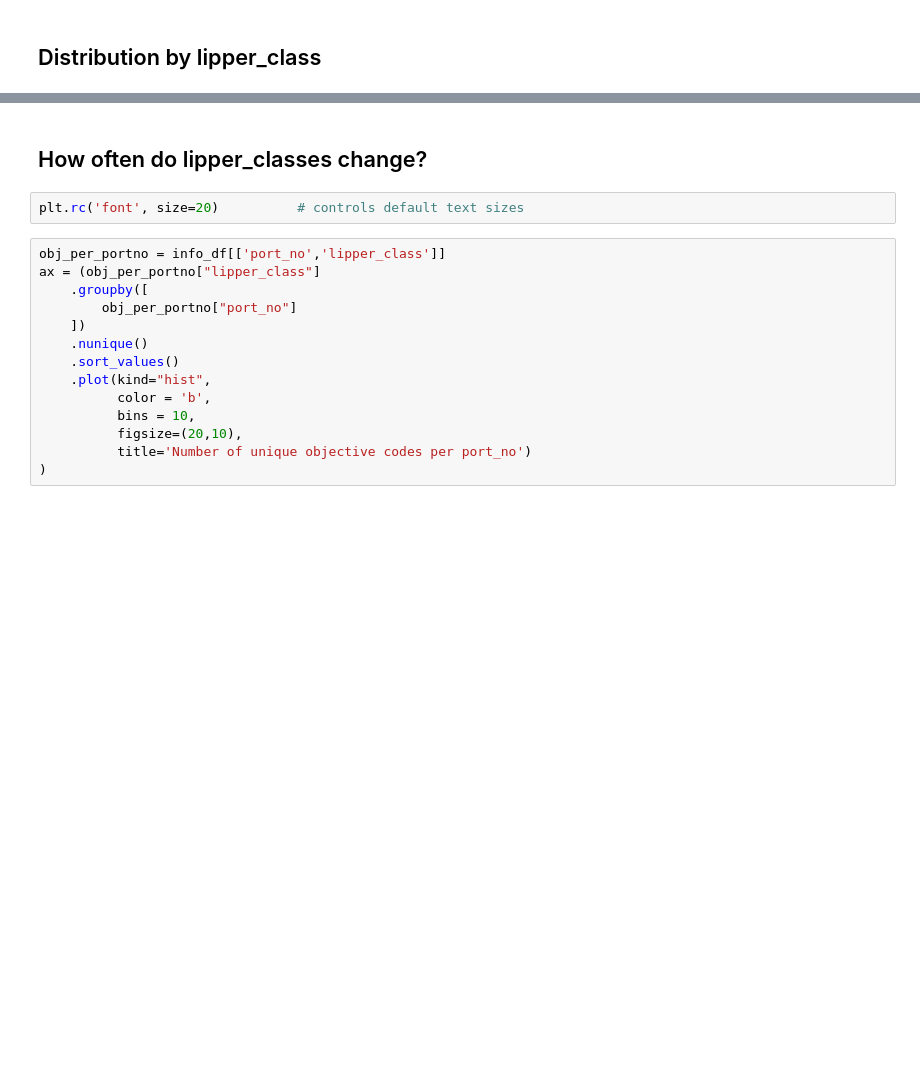
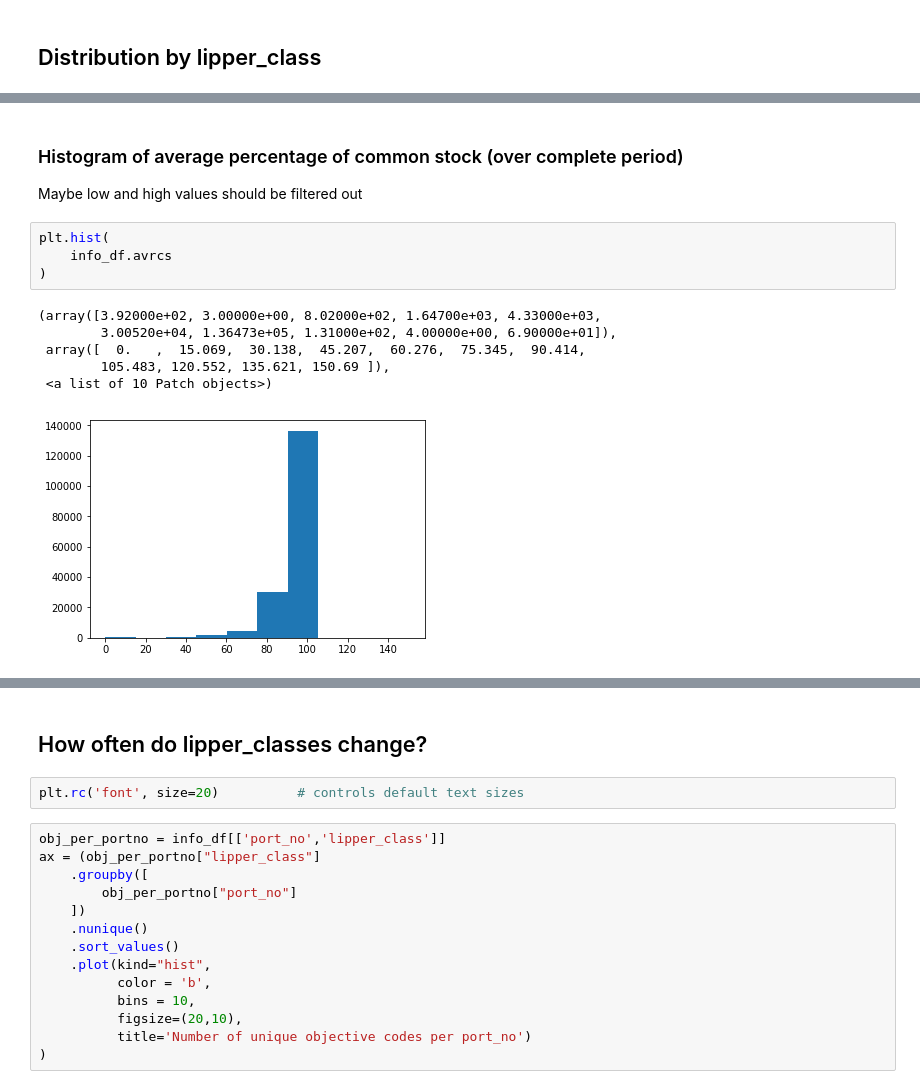
Before and after one commit to Amglex/Mutual-Funds, a Jupyter notebook: notebooks/031 - Analysis of fund_info.ipynb, the cells around one changed output, grey strips where cells are left out. Cells and saved outputs as stored; diff of their text form; blank space fills up the shorter version.

```diff
--- a/notebooks/031 - Analysis of fund_info.ipynb
+++ b/notebooks/031 - Analysis of fund_info.ipynb
@@ -108,0 +113,14 @@ Break in 2009 not clear
+# %% [markdown]
+### Histogram of average percentage of common stock (over complete period)
+Maybe low and high values should be filtered out
+# %%
+plt.hist(
+    info_df.avrcs
+)
+# %% [output]
+(array([3.92000e+02, 3.00000e+00, 8.02000e+02, 1.64700e+03, 4.33000e+03,
+        3.00520e+04, 1.36473e+05, 1.31000e+02, 4.00000e+00, 6.90000e+01]),
+ array([  0.   ,  15.069,  30.138,  45.207,  60.276,  75.345,  90.414,
+        105.483, 120.552, 135.621, 150.69 ]),
+ <a list of 10 Patch objects>)
+[figure, added]
```
Also changed, not shown: parts of 14 cells of this notebook, 5 other files.
